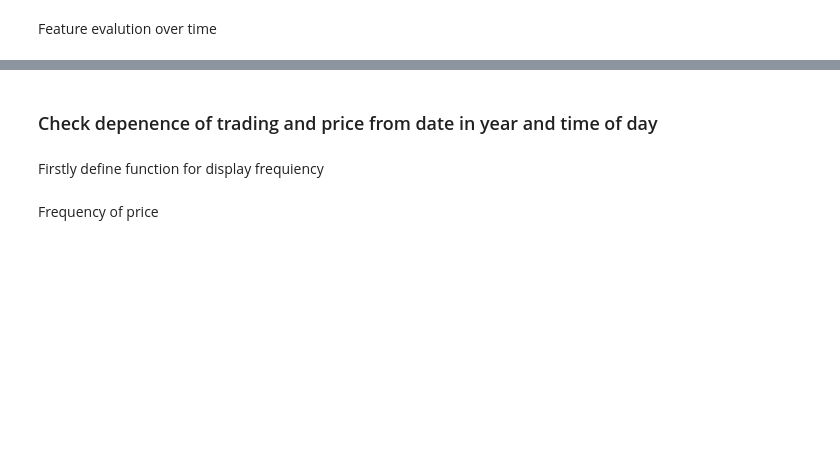
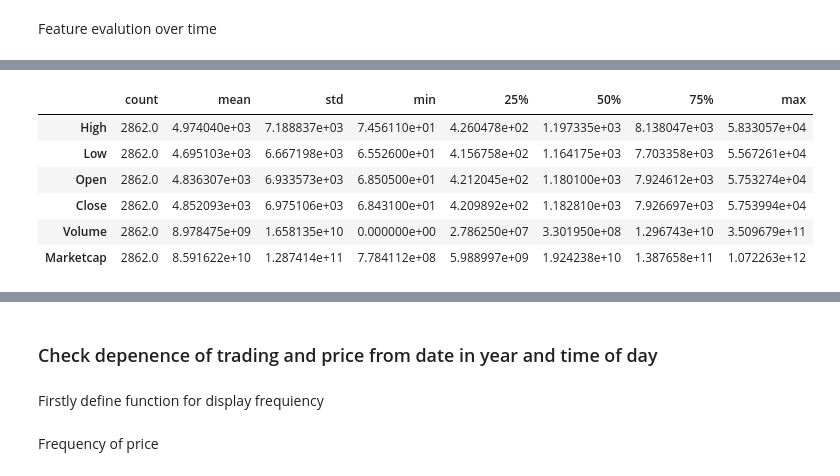
Before and after one commit to prophet-project/stock-price-forecasting, a Jupyter notebook: analyse.ipynb, the cells around one changed output, grey strips where cells are left out. Cells and saved outputs as stored; diff of their text form; code cells hidden in the pictures; blank space fills up the shorter version.

```diff
--- a/analyse.ipynb
+++ b/analyse.ipynb
@@ -43,5 +50,7 @@ Will explore full input dataset, some values contain NaN, which not ineraptebale
 # %%
 import sweetviz as sv
 
-analyse_report = sv.analyze([input_dataset, 'Input'], target_feat="Timestamp")
+target_features = input_dataset[['High', 'Low', 'Open', 'Close', 'Volume', 'Marketcap']]
+
+analyse_report = sv.analyze([target_features, 'Bitcoin'], target_feat="Close")
 analyse_report.show_notebook()
@@ -67,0 +70,7 @@ hours_features.iplot(
+# %%
+datetime = pd.to_datetime(input_dataset['Date'])
+target_features.index = datetime
+
+target_features.iplot(
+    subplots=True,
+)
@@ -68,3 +79,11 @@ hours_features.iplot(
 # %%
-hours_dataset.describe().transpose()
+target_features.describe().transpose()
+# %% [output]
+|  | count | mean | std | min | 25% | 50% | 75% | max |
+| High | 2862.0 | 4.974040e+03 | 7.188837e+03 | 7.456110e+01 | 4.260478e+02 | 1.197335e+03 | 8.138047e+03 | 5.833057e+04 |
+| Low | 2862.0 | 4.695103e+03 | 6.667198e+03 | 6.552600e+01 | 4.156758e+02 | 1.164175e+03 | 7.703358e+03 | 5.567261e+04 |
+| Open | 2862.0 | 4.836307e+03 | 6.933573e+03 | 6.850500e+01 | 4.212045e+02 | 1.180100e+03 | 7.924612e+03 | 5.753274e+04 |
+| Close | 2862.0 | 4.852093e+03 | 6.975106e+03 | 6.843100e+01 | 4.209892e+02 | 1.182810e+03 | 7.926697e+03 | 5.753994e+04 |
+| Volume | 2862.0 | 8.978475e+09 | 1.658135e+10 | 0.000000e+00 | 2.786250e+07 | 3.301950e+08 | 1.296743e+10 | 3.509679e+11 |
+| Marketcap | 2862.0 | 8.591622e+10 | 1.287414e+11 | 7.784112e+08 | 5.988997e+09 | 1.924238e+10 | 1.387658e+11 | 1.072263e+12 |
 # %% [markdown]
```
Also changed, not shown: parts of 26 cells of this notebook, 4 other files.
